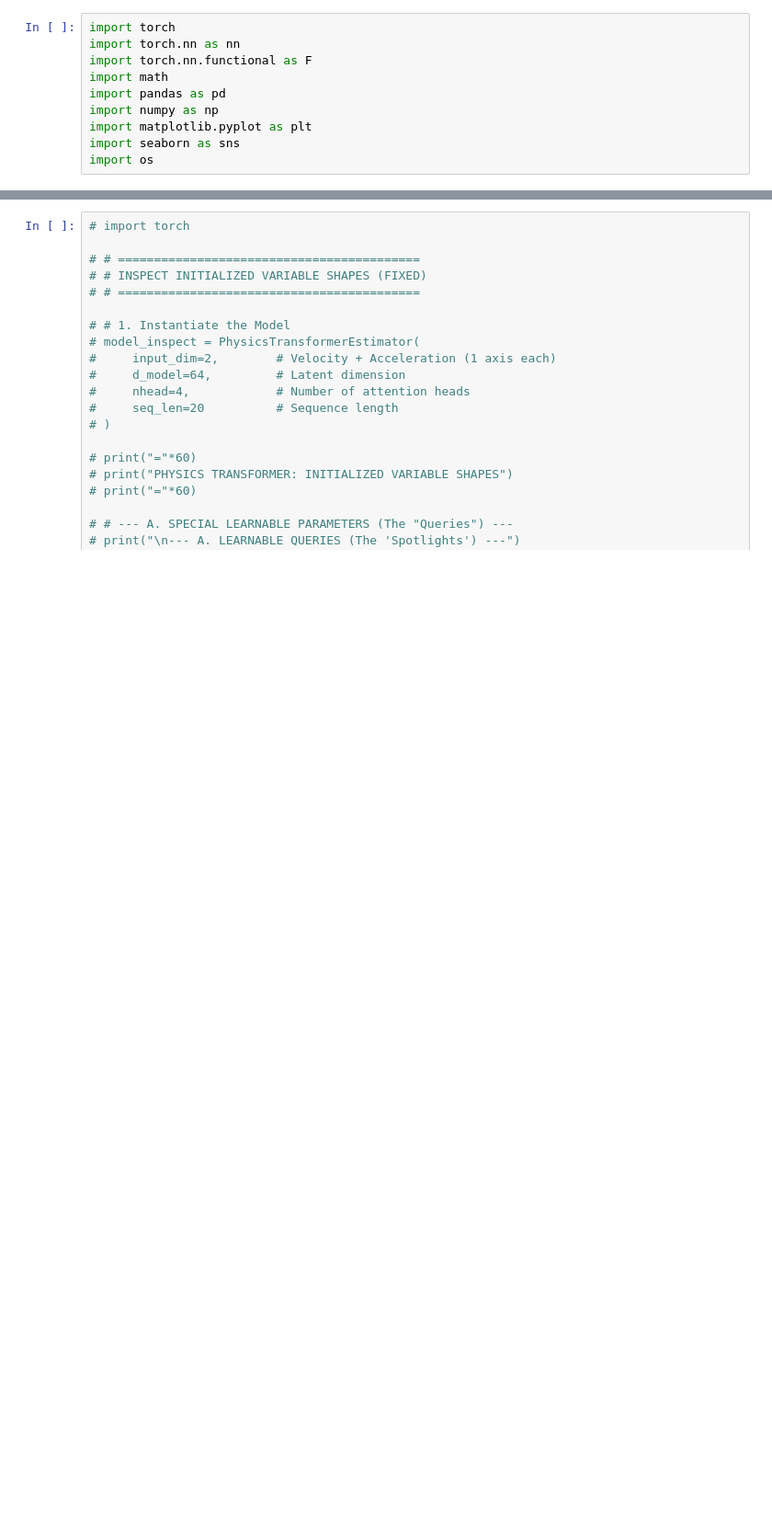
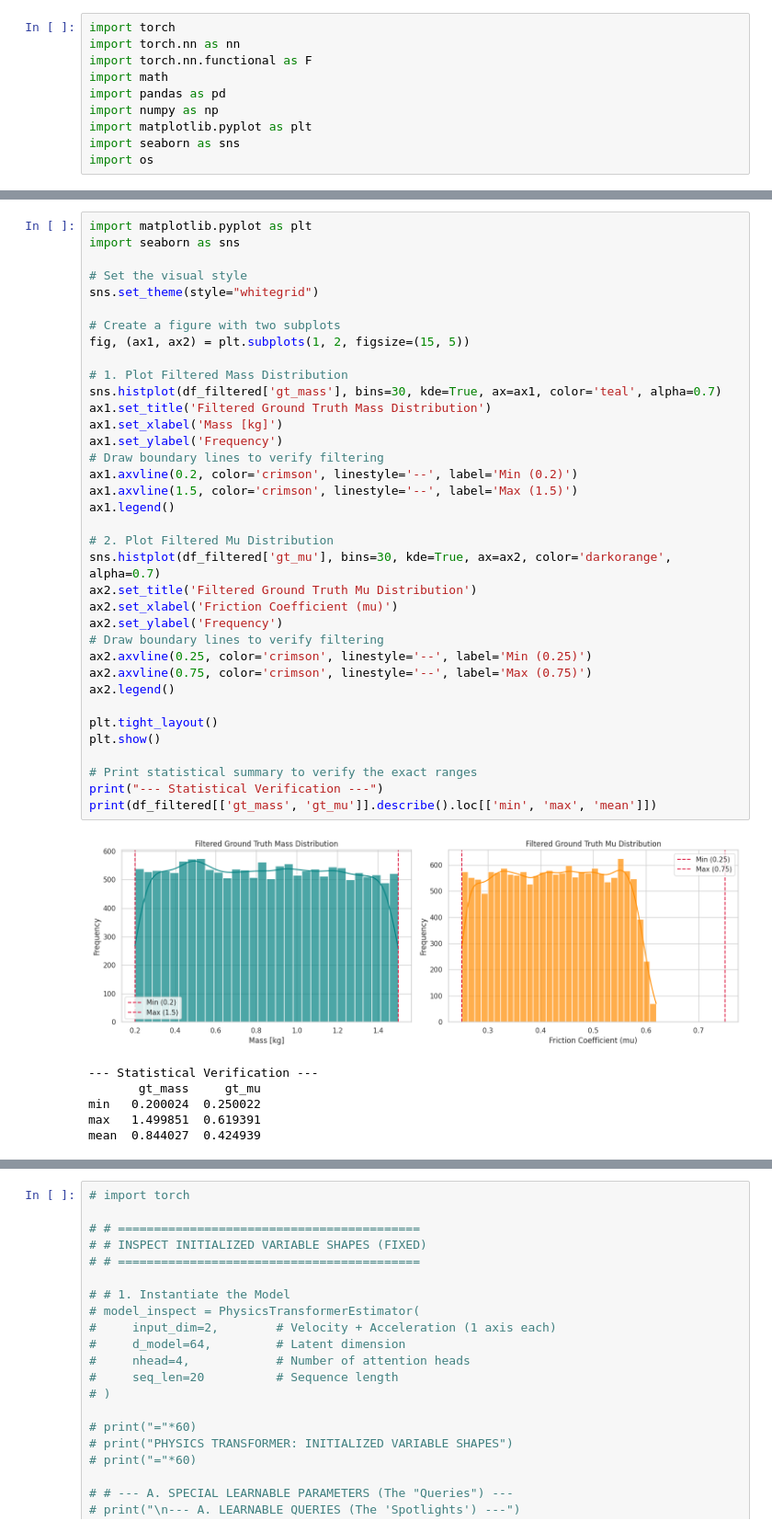
Before and after one commit to koyo-8144/offline_training_phypush, a Jupyter notebook: train.ipynb, the cells around one changed output, grey strips where cells are left out. Shown at 92% size. Cells and saved outputs as stored; diff of their text form; blank space fills up the shorter version.

```diff
--- a/train.ipynb
+++ b/train.ipynb
@@ -310,3 +369,46 @@ else:
+# %%
+import matplotlib.pyplot as plt
+import seaborn as sns
+
+# Set the visual style
+sns.set_theme(style="whitegrid")
+
+# Create a figure with two subplots
+fig, (ax1, ax2) = plt.subplots(1, 2, figsize=(15, 5))
+
+# 1. Plot Filtered Mass Distribution
+sns.histplot(df_filtered['gt_mass'], bins=30, kde=True, ax=ax1, color='teal', alpha=0.7)
+ax1.set_title('Filtered Ground Truth Mass Distribution')
+ax1.set_xlabel('Mass [kg]')
+ax1.set_ylabel('Frequency')
+# Draw boundary lines to verify filtering
+ax1.axvline(0.2, color='crimson', linestyle='--', label='Min (0.2)')
+ax1.axvline(1.5, color='crimson', linestyle='--', label='Max (1.5)')
+ax1.legend()
+
+# 2. Plot Filtered Mu Distribution
+sns.histplot(df_filtered['gt_mu'], bins=30, kde=True, ax=ax2, color='darkorange', alpha=0.7)
+ax2.set_title('Filtered Ground Truth Mu Distribution')
+ax2.set_xlabel('Friction Coefficient (mu)')
+ax2.set_ylabel('Frequency')
+# Draw boundary lines to verify filtering
+ax2.axvline(0.25, color='crimson', linestyle='--', label='Min (0.25)')
+ax2.axvline(0.75, color='crimson', linestyle='--', label='Max (0.75)')
+ax2.legend()
+
+plt.tight_layout()
+plt.show()
+
+# Print statistical summary to verify the exact ranges
+print("--- Statistical Verification ---")
+print(df_filtered[['gt_mass', 'gt_mu']].describe().loc[['min', 'max', 'mean']])
+# %% [output]
+[figure, added]
+--- Statistical Verification ---
+       gt_mass     gt_mu
+min   0.200024  0.250022
+max   1.499851  0.619391
+mean  0.844027  0.424939
 # %%
 import torch
 import torch.nn as nn
```
Also changed, not shown: parts of 8 cells of this notebook, 2 other files.
